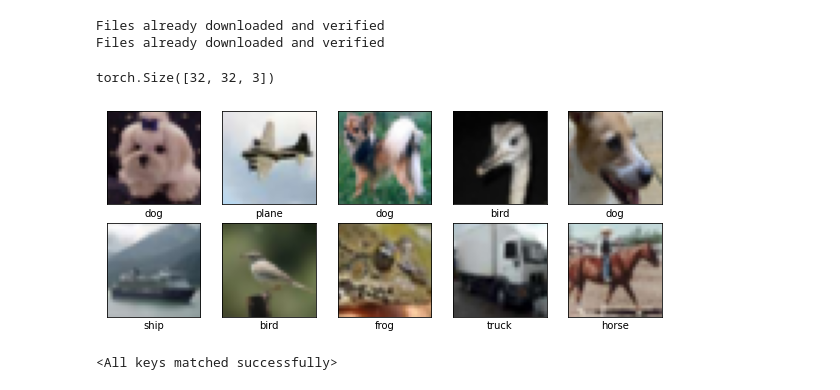
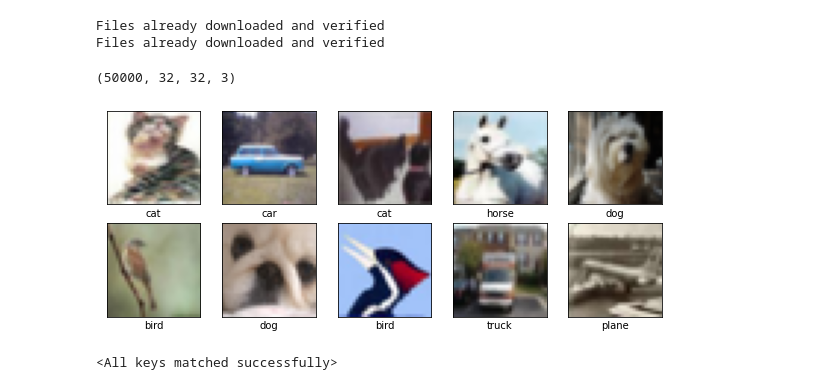
Before and after one commit to berbomeister/ML-project, a Jupyter notebook: ML project/project.ipynb, the cells around one changed output. Cells and saved outputs as stored; diff of their text form; code cells hidden in the pictures.

```diff
--- a/ML project/project.ipynb
+++ b/ML project/project.ipynb
@@ -44,24 +44,24 @@ classes = ('plane', 'car', 'bird', 'cat',
 Files already downloaded and verified
 Files already downloaded and verified
 # %%
-trainset.data.shape[0]
-trainset[random.choice(range(trainset.data.shape[0]))][0].T.shape
+trainset.data.shape
+# trainset[random.choice(range(trainset.data.shape[0]))][0].T.shape
 # %% [output]
-torch.Size([32, 32, 3])
+(50000, 32, 32, 3)
 # %%
-trainset.data[13]
+
 plt.figure(figsize=(10,10))
 for i in range(10):
     plt.subplot(5,5,i+1)
     plt.xticks([])
     plt.yticks([])
     plt.grid(False)
     ind = random.choice(range(trainset.data.shape[0]))
     plt.imshow(trainset.data[ind])
     plt.xlabel(classes[trainset[ind][1]])
 plt.show()
 # %% [output]
-[figure, old version]
+[figure, new version]
 # %%
 
 
```
Also changed, not shown: 2 other files.
